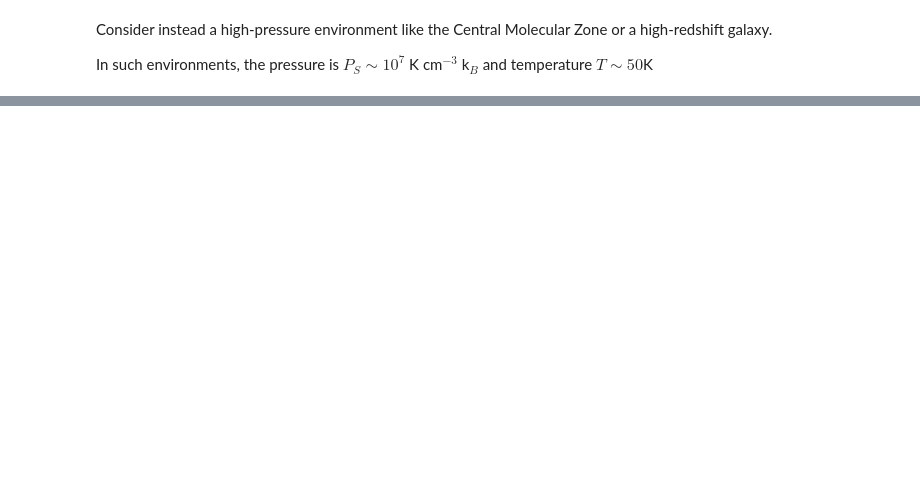
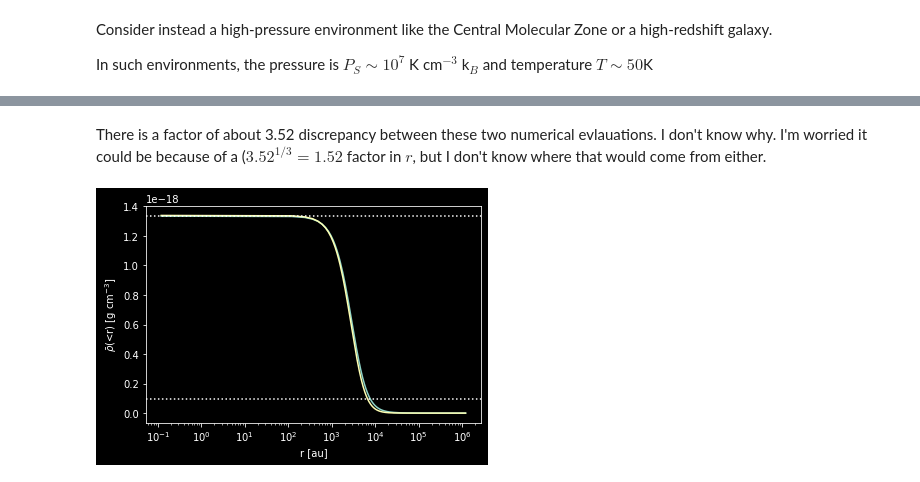
Before and after one commit to keflavich/StarFormationClass, a Jupyter notebook: problems/LaneEmden.ipynb, the cells around one changed output, grey strips where cells are left out. Saved outputs shown, nothing was run; the diff lists cells and outputs as text; code cells hidden in the pictures; blank space fills up the shorter version.

```diff
--- a/problems/LaneEmden.ipynb
+++ b/problems/LaneEmden.ipynb
@@ -367,0 +463,13 @@ $3.0260673 \; \mathrm{M_{\odot}}$
+# %% [markdown]
+There is a factor of about 3.52 discrepancy between these two numerical evlauations.  I don't know why.  I'm worried it could be because of a ($3.52^{1/3} = 1.52$ factor in $r$, but I don't know where that would come from either.
+# %%
+pl.semilogx(sol.t * r0,
+            rho_c.to(u.g/u.cm**3)*np.exp(-sol.y[0]))
+pl.semilogx(sol.t * r0,
+            3.40**-1 * (mass(sol.t, sol.y[0], sol.y[1])/maxmass * M_BE / (sol.t * r0)**3 /(4/3*np.pi)).to(u.g/u.cm**3))
+pl.axhline(rho_c.value, linestyle=':')
+pl.axhline(rho_S.value, linestyle=':')
+_=pl.xlabel("r [au]")
+_=pl.ylabel(r"$\bar{\rho}$(<r) [g cm$^{-3}$]")
+# %% [output]
+[figure, added]
```
Also changed, not shown: parts of 55 cells of this notebook, 2 other files.
